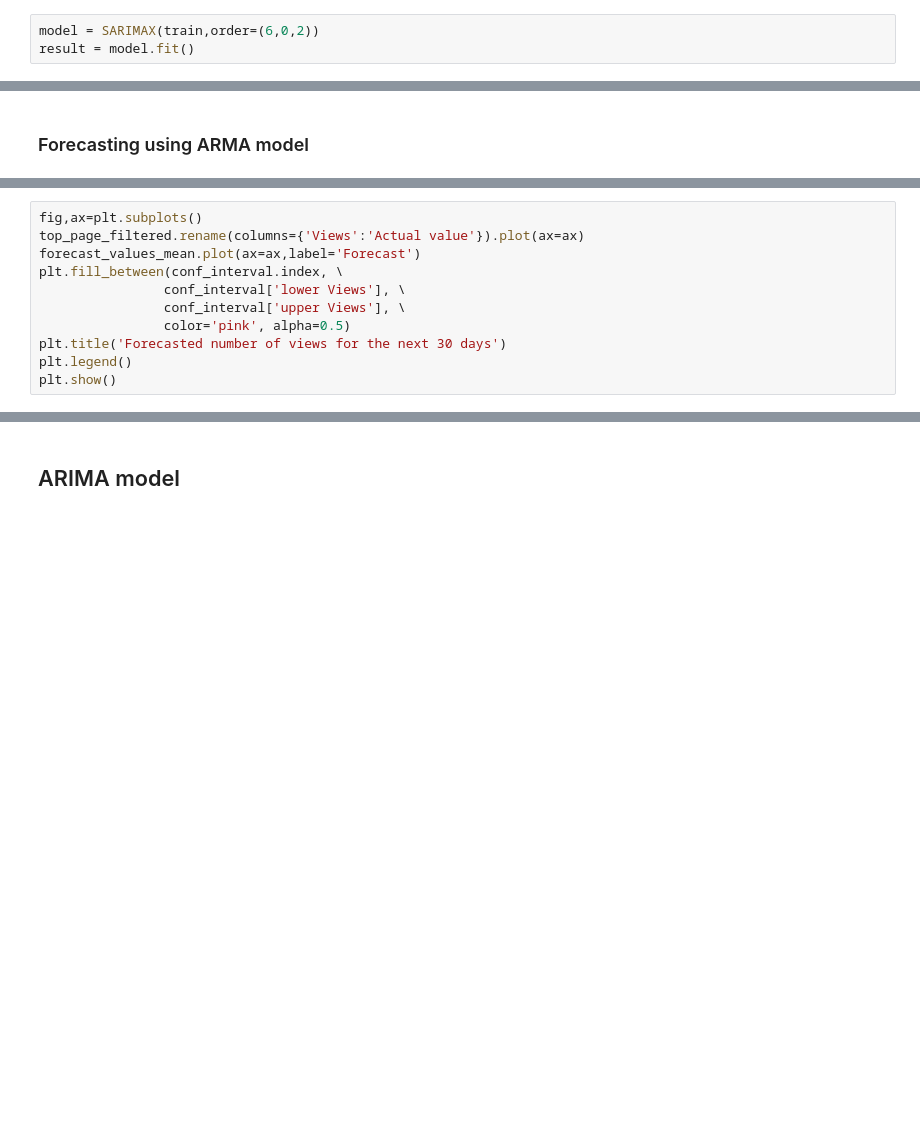
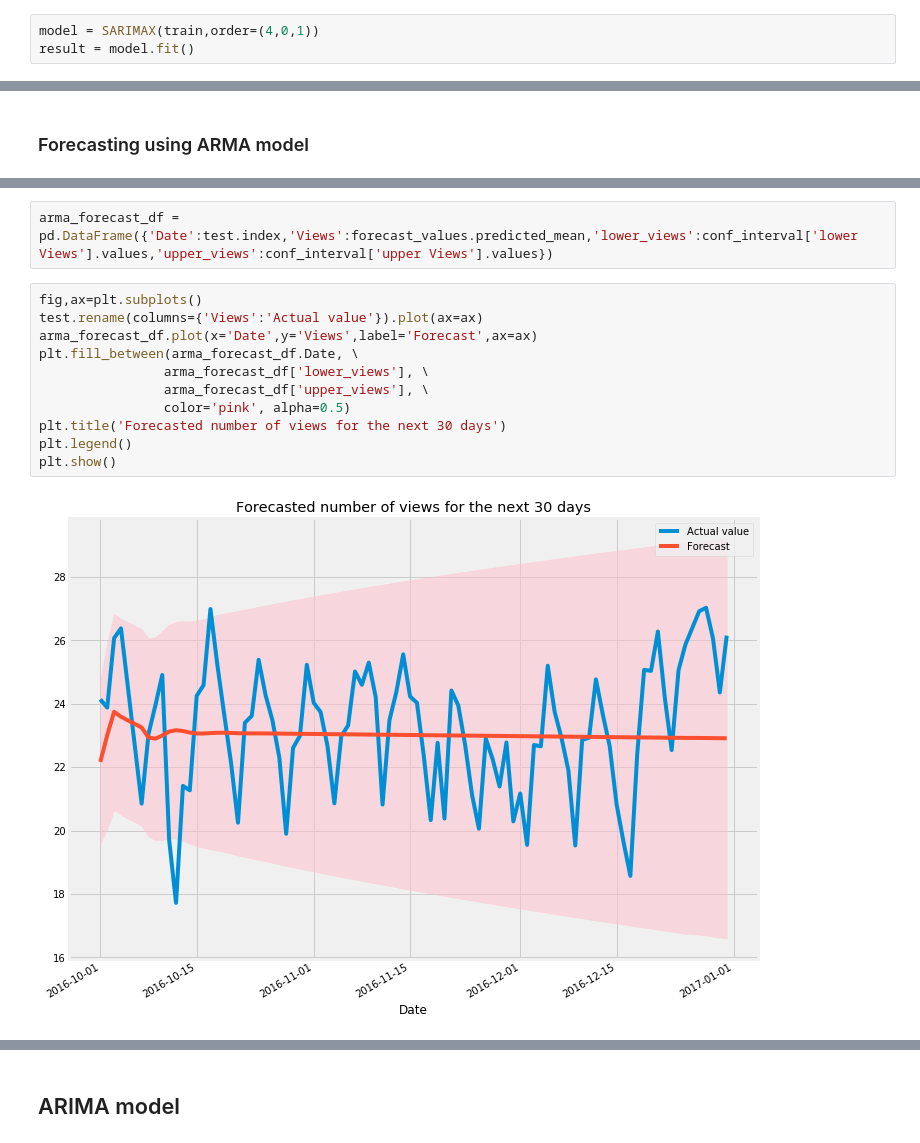
Before and after one commit to Subikshaa/Time-Series-Forecasting-on-Web-Traffic-Dataset, a Jupyter notebook: forecast.ipynb, the cells around one changed output, grey strips where cells are left out. Drawn from its saved outputs; the diff is of its cells as text; blank space fills up the shorter version.

```diff
--- a/forecast.ipynb
+++ b/forecast.ipynb
@@ -257,5 +353,5 @@ print(aic_bic_df.sort_values('aic'))
 # %% [markdown]
 ## Fitting ARMA model
 # %%
-model = SARIMAX(train,order=(6,0,2))
+model = SARIMAX(train,order=(4,0,1))
 result = model.fit()
@@ -288,13 +416,17 @@ conf_interval = forecast_values.conf_int()
+# %%
+arma_forecast_df = pd.DataFrame({'Date':test.index,'Views':forecast_values.predicted_mean,'lower_views':conf_interval['lower Views'].values,'upper_views':conf_interval['upper Views'].values})
 # %%
 fig,ax=plt.subplots()
-top_page_filtered.rename(columns={'Views':'Actual value'}).plot(ax=ax)
-forecast_values_mean.plot(ax=ax,label='Forecast')
-plt.fill_between(conf_interval.index, \
-                conf_interval['lower Views'], \
-                conf_interval['upper Views'], \
+test.rename(columns={'Views':'Actual value'}).plot(ax=ax)
+arma_forecast_df.plot(x='Date',y='Views',label='Forecast',ax=ax)
+plt.fill_between(arma_forecast_df.Date, \
+                arma_forecast_df['lower_views'], \
+                arma_forecast_df['upper_views'], \
                 color='pink', alpha=0.5)
 plt.title('Forecasted number of views for the next 30 days')
 plt.legend()
 plt.show()
+# %% [output]
+[figure, added]
 # %%
 print('RMSE: '+str(np.sqrt(np.mean(np.square(forecast_values_mean.values - test.Views.values)))))
```
Also changed, not shown: parts of 50 cells of this notebook.
